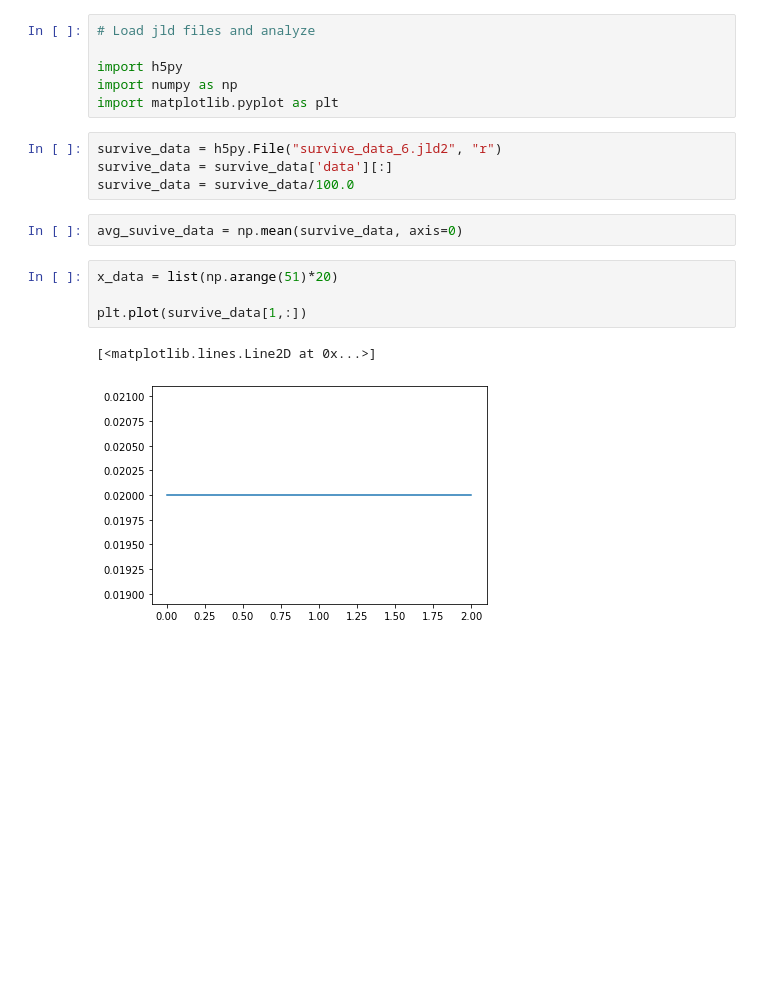
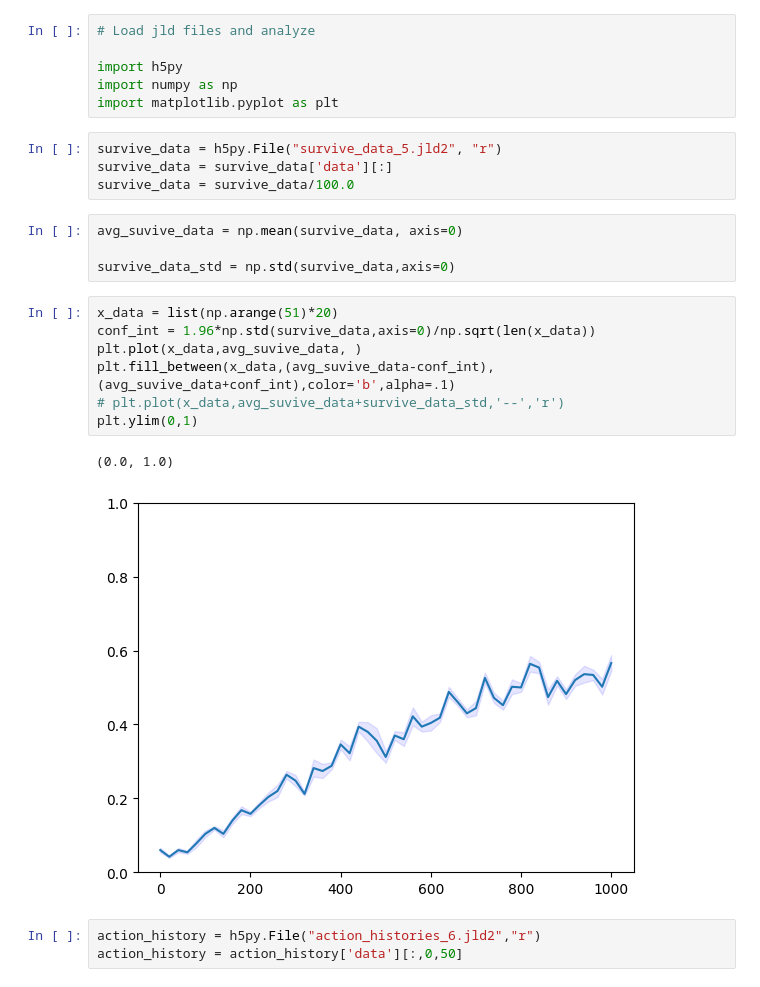
Before and after one commit to leadcatlab/welfare-maximization-cdc, a Jupyter notebook: simulations/results/analyze_data.ipynb, the cells around one changed output. Drawn from its saved outputs; the diff is of its cells as text; blank space fills up the shorter version.

Commit message:
confidence interval plot

```diff
--- a/simulations/results/analyze_data.ipynb
+++ b/simulations/results/analyze_data.ipynb
@@ -5,15 +5,23 @@ import h5py
 import numpy as np
 import matplotlib.pyplot as plt
 # %%
-survive_data = h5py.File("survive_data_6.jld2", "r")
+survive_data = h5py.File("survive_data_5.jld2", "r")
 survive_data = survive_data['data'][:]
 survive_data = survive_data/100.0
 # %%
 avg_suvive_data = np.mean(survive_data, axis=0)
+
+survive_data_std = np.std(survive_data,axis=0)
-# %%
-x_data = list(np.arange(51)*20)
-
-plt.plot(survive_data[1,:])
-# %% [output]
-[<matplotlib.lines.Line2D at 0x...>]
-[figure, removed]
+# %%
+x_data = list(np.arange(51)*20)
+conf_int = 1.96*np.std(survive_data,axis=0)/np.sqrt(len(x_data))
+plt.plot(x_data,avg_suvive_data, )
+plt.fill_between(x_data,(avg_suvive_data-conf_int),(avg_suvive_data+conf_int),color='b',alpha=.1)
+# plt.plot(x_data,avg_suvive_data+survive_data_std,'--','r')
+plt.ylim(0,1)
+# %% [output]
+(0.0, 1.0)
+[figure, added]
+# %%
+action_history = h5py.File("action_histories_6.jld2","r")
+action_history = action_history['data'][:,0,50]
```
Also changed, not shown: parts of 1 cell of this notebook.
